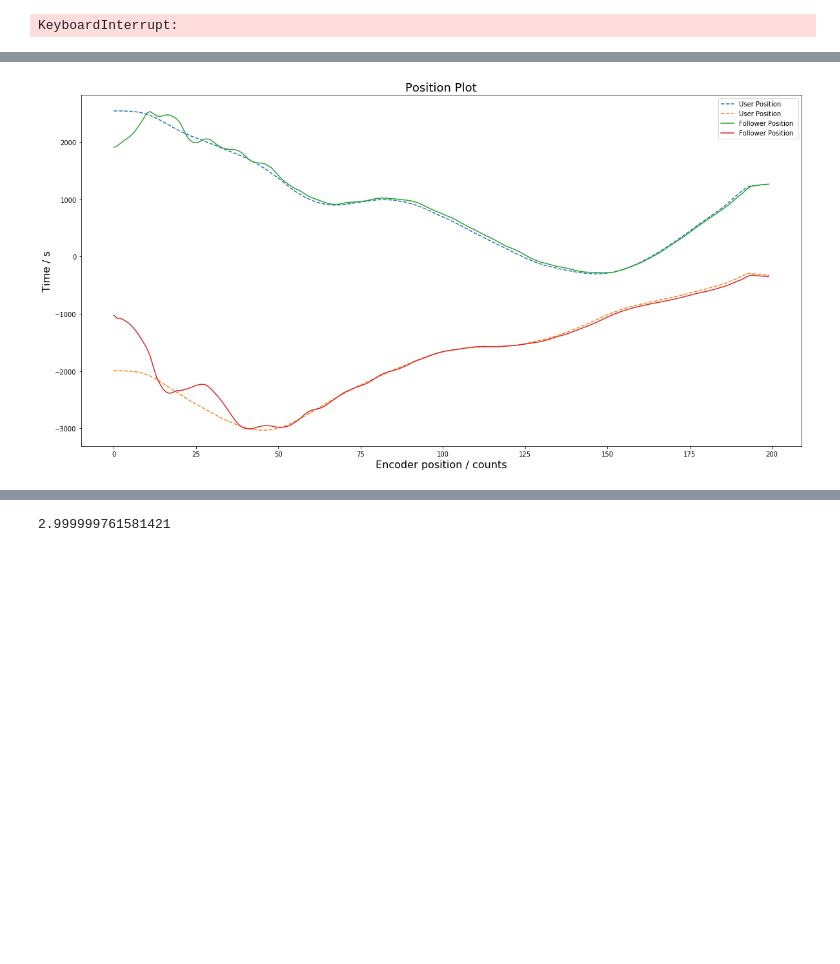
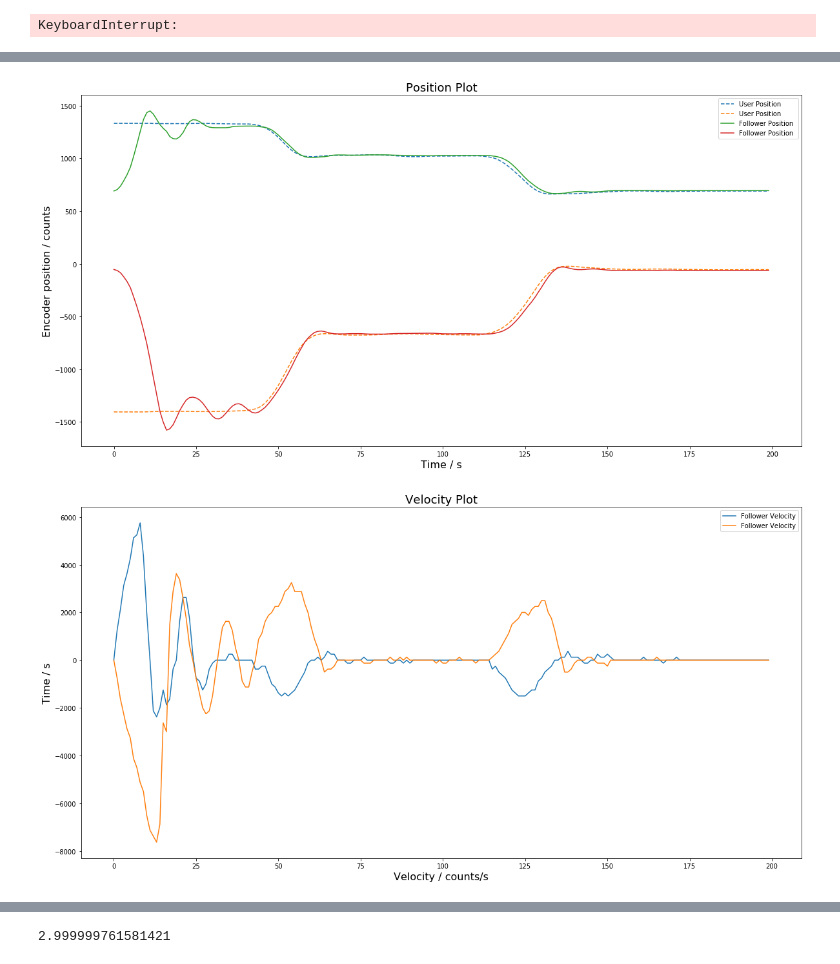
Before and after one commit to Jonathan23Ananda/ODrive, a Jupyter notebook: lab/simplemotor.ipynb, the cells around one changed output, grey strips where cells are left out. Drawn from its saved outputs; the diff is of its cells as text; code cells hidden in the pictures; blank space fills up the shorter version.

```diff
--- a/lab/simplemotor.ipynb
+++ b/lab/simplemotor.ipynb
@@ -242,3 +236,12 @@ def find_closest(pos0, pos1, array):
 # %%
 my_drive.axis0.requested_state = AXIS_STATE_IDLE
 my_drive.axis1.requested_state = AXIS_STATE_IDLE
+# %%
+'''DISPLAY MOTOR POSITION'''
+
+while(1):
+    # Record position and print
+    pos0 = my_drive.axis0.encoder.pos_estimate
+    pos1 = my_drive.axis1.encoder.pos_estimate
+    sys.stdout.write("\r\rcpr0: " + str(pos0) + " cpr1:" + str(pos1))
+    time.sleep(0.1)
@@ -264,6 +299,3 @@ while True:
         my_drive.axis1.controller.pos_setpoint = set1
 # %% [output]
 KeyboardInterrupt:
-# %%
-    point = [10000, 100040]
-    point[1]
@@ -318,55 +302,75 @@ plt.show()
 # %%
-'''EXECUTE'''
-set_PID(250, 4.5e-4, 2.5e-4)# 650 2e-4 3e-4 or 2.5e-4
+'''FOLLOW THE RECORDED MOTION'''
 
-trajectory_pos_est = []
+set_PID(200, 2.5e-4, 2.5e-4)# 650 2e-4 3e-4 or 2.5e-4
 my_drive.axis0.requested_state = AXIS_STATE_CLOSED_LOOP_CONTROL
 my_drive.axis1.requested_state = AXIS_STATE_CLOSED_LOOP_CONTROL
 
+# Create arrays
+trajectory_pos_est = []
+trajectory_vel_est = []
+trajectory_cur_est = []
+force_est = []
+
+# Iterate recorded trajectory positions
 for point in trajectory_pos:
 
     set0, set1 = point
     my_drive.axis0.controller.pos_setpoint = set0
     my_drive.axis1.controller.pos_setpoint = set1
 
     pos0 = my_drive.axis0.encoder.pos_estimate
     pos1 = my_drive.axis1.encoder.pos_estimate
     trajectory_pos_est.append([pos0, pos1])
 
-    #vel0 = my_drive.axis0.encoder.vel_estimate
-    #vel1 = my_drive.axis1.encoder.vel_estimate
-    #trajectory_vel_est.append([vel0, vel1])
+    vel0 = my_drive.axis0.encoder.vel_estimate
+    vel1 = my_drive.axis1.encoder.vel_estimate
+    trajectory_vel_est.append([vel0, vel1])
 
-    #cur0 = my_drive.axis0.motor.current_control.Iq_measured
-    #cur1 = my_drive.axis1.motor.current_control.Iq_measured
-    #trajectory_cur_est.append([cur0, cur1])
+    cur0 = my_drive.axis0.motor.current_control.Iq_measured
+    cur1 = my_drive.axis1.motor.current_control.Iq_measured
+    trajectory_cur_est.append([cur0, cur1])
+
+    force0 = my_drive.get_adc_voltage(4)
+    force1 = my_drive.get_adc_voltage(5)
+    force_est.append([force0, force1])
 
     time.sleep(dt)
 
+
+# Plot the parameters
 plt.figure(1, figsize=(20,10))
 plt.plot(trajectory_pos, '--', label = 'User Position')
 plt.plot(trajectory_pos_est, '-', label = 'Follower Position ')
 plt.legend(loc='upper right')
 plt.title('Position Plot', fontsize=18)
-plt.xlabel('Encoder position / counts', fontsize=16)
+plt.xlabel('Time / s', fontsize=16)
+plt.ylabel('Encoder position / counts', fontsize=16)
+
+plt.figure(2, figsize=(20,10))
+plt.plot(trajectory_vel_est, '-', label = 'Follower Velocity')
+plt.legend(loc='upper right')
+plt.title('Velocity Plot', fontsize=18)
+plt.xlabel('Velocity / counts/s', fontsize=16)
 plt.ylabel('Time / s', fontsize=16)
 
-#plt.figure(2, figsize=(20,10))
-#plt.plot(trajectory_vel, '--', label = 'User Velocity')
-#plt.plot(trajectory_vel_est, '-', label = 'Follower Velocity')
-#plt.legend(loc='upper right')
-#plt.title('Velocity Plot', fontsize=18)
-#plt.xlabel('Velocity / counts/s', fontsize=16)
-#plt.ylabel('Time / s', fontsize=16)
+plt.figure(3, figsize=(20,10))
+plt.plot(trajectory_cur_est, '-', label = 'Follower Current')
+plt.legend(loc='upper right')
+plt.title('Current Plot', fontsize=18)
+plt.xlabel('Current / A', fontsize=16)
+plt.ylabel('Time / s', fontsize=16)
 
-#plt.figure(3, figsize=(20,10))
-#plt.plot(trajectory_cur_est, '-', label = 'Follower Current')
-#plt.legend(loc='upper right')
-#plt.title('Current Plot', fontsize=18)
-#plt.xlabel('Current / A', fontsize=16)
-#plt.ylabel('Time / s', fontsize=16)
+plt.figure(4, figsize=(20,10))
+plt.plot(force_est, '--', label = 'Force measured')
+plt.legend(loc='upper right')
+plt.title('Force Plot', fontsize=18)
+plt.xlabel('Time / s', fontsize=16)
+plt.ylabel('Force / Volts', fontsize=16)
 
+# Stop closed-loop control
 my_drive.axis0.requested_state = AXIS_STATE_IDLE
 my_drive.axis1.requested_state = AXIS_STATE_IDLE
 # %% [output]
-[figure, old version]
+[figure, new version]
+[figure, added]
```
Also changed, not shown: parts of 58 cells of this notebook.
